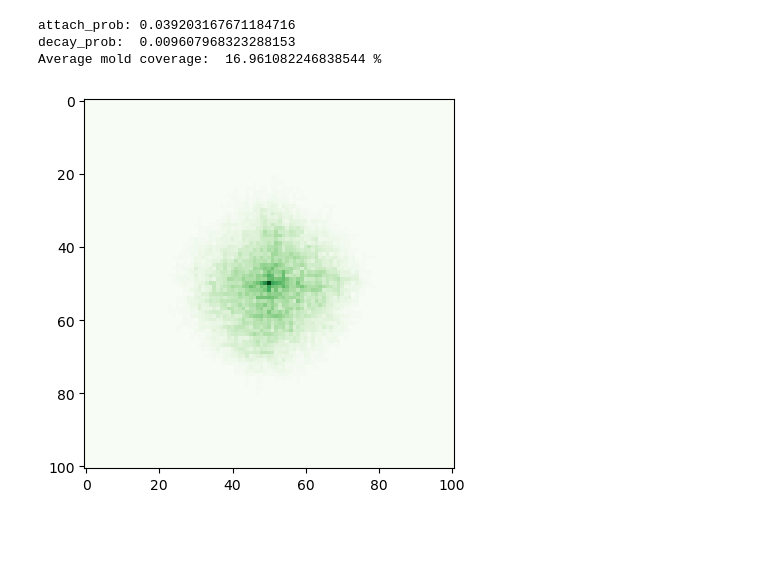
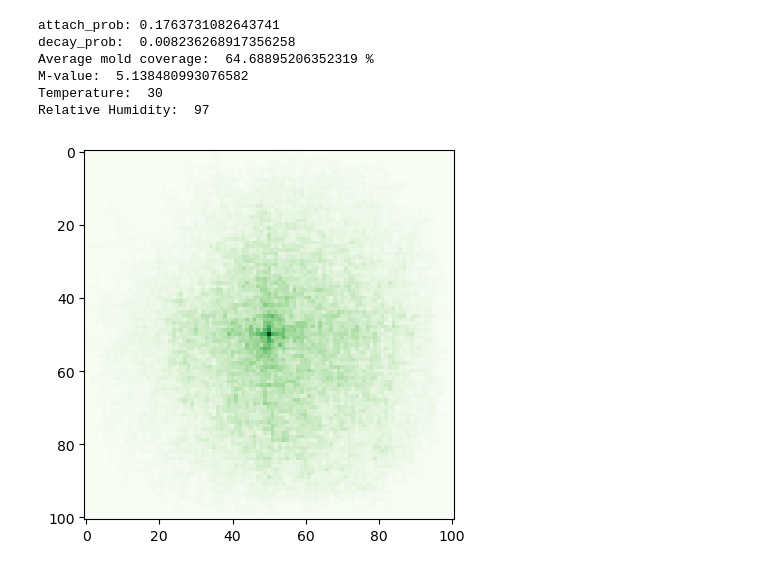
Before and after one commit to SaraStoof/PCS, a Jupyter notebook: dla_examp.ipynb, the cells around one changed output. Cells and saved outputs as stored; diff of their text form; code cells hidden in the pictures; blank space fills up the shorter version.

Commit message:
Added function to calculate M-Value

```diff
--- a/dla_examp.ipynb
+++ b/dla_examp.ipynb
@@ -10,7 +10,7 @@ SEED = (GRID_SIZE // 2, GRID_SIZE // 2)  # Seed in the middle of the grid
 TIMESTEPS = 20000
 NUM_SIMS = 100
 Temp = 30
-RH = 90
+RH = 97
 
 def attaching_prob(Temp, RH):
     RH_crit = (-0.00267 * (Temp**3)) + (0.16*(Temp**2)) - (3.13*Temp) + 100
@@ -21,15 +21,18 @@ def attaching_prob(Temp, RH):
     if(M_max < 0):
         return 0
 
-    attach_prob = 133.6561 + (0.9444885 - 133.6561)/(1 + (M_max/4.951036)**5.67479)
+    area_covered = 133.6561 + (0.9444885 - 133.6561)/(1 + (M_max/4.951036)**5.67479)
     #The formula for translating M-value to surface coverage represented by that coverage, is retrieved by regression over the definition of M-value.
     #We use this as a stand-in for attachment probability.
     #The regression is over the points (0,0), (1,1), (3,10), (4,30), (5,70), (6,100)
     #These are the points where the M-value is 0, 1, 3, 4, 5, 6, respectively as given by the table in "Development of an improved model for mould growth: Modelling"
     #by Viitanen et al. 2008
-    if attach_prob > 100:
-        attach_prob = 100
-    return attach_prob/1000
+    if area_covered > 100:
+        return 1
+    return area_covered/500
+
+def coverage_to_m_value(cov):
+    return 14.87349 + (-0.03030586 - 14.87349)/(1 + (cov/271.0396)**0.4418942)
 
 
 
@@ -42,7 +45,7 @@ def decay_grid(grid, DECAY_PROB):
 
 
 ATTACH_PROB = attaching_prob(Temp, RH)
-DECAY_PROB = (1 - ATTACH_PROB) * 0.01
+DECAY_PROB = (1 - ATTACH_PROB)*0.01
 
 
 @njit(parallel = True) # This decorator tells Numba to compile this function using the JIT (just-in-time) compiler
@@ -100,34 +103,40 @@ def particle_loop(GRID_SIZE, grid, ATTACH_PROB, TIMESTEPS, DECAY_PROB):
                 particle = (particle[0], particle[1] - 1)  # Move down
             elif move == 3:
                 particle = (particle[0] - 1, particle[1])  # Move left
 
 
 def monte_carlo(GRID_SIZE, ATTACH_PROB, TIMESTEPS, NUM_SIMS, DECAY_PROB):
     print("attach_prob:" , ATTACH_PROB)
     print("decay_prob: ", DECAY_PROB)
     aggr_grid = np.zeros((GRID_SIZE + 1, GRID_SIZE + 1))
     for _ in prange(NUM_SIMS):
         # Initialize grid (plus 1 to account for 0-index)
         grid = np.zeros((GRID_SIZE + 1, GRID_SIZE + 1))
         grid[SEED[0], SEED[1]] = 1  # Set seed point as part of cluster
         particle_loop(GRID_SIZE, grid, ATTACH_PROB, TIMESTEPS, DECAY_PROB)
         aggr_grid += grid
 
     aggr_grid = aggr_grid/NUM_SIMS
     mold_grid = aggr_grid.copy()
     mold_grid[ mold_grid > 0.02 ] = 1
 
     mold_cov = np.sum(mold_grid)/(len(np.ndarray.flatten(mold_grid))) * 100
     return aggr_grid, mold_cov
 
 
 final_grid, mold_cov = monte_carlo(GRID_SIZE, ATTACH_PROB, TIMESTEPS, NUM_SIMS, DECAY_PROB)
 print("Average mold coverage: ", mold_cov , "%")
+print("M-value: ", coverage_to_m_value(mold_cov))
+print("Temperature: "   , Temp)
+print("Relative Humidity: " , RH)
 # Plot the result
 plt.imshow(final_grid, cmap='Greens', interpolation='nearest')
 plt.show()
 # %% [output]
-attach_prob: 0.039203167671184716
-decay_prob:  0.009607968323288153
-Average mold coverage:  16.961082246838544 %
+attach_prob: 0.1763731082643741
+decay_prob:  0.008236268917356258
+Average mold coverage:  64.68895206352319 %
+M-value:  5.138480993076582
+Temperature:  30
+Relative Humidity:  97
-[figure, old version]
+[figure, new version]
```
